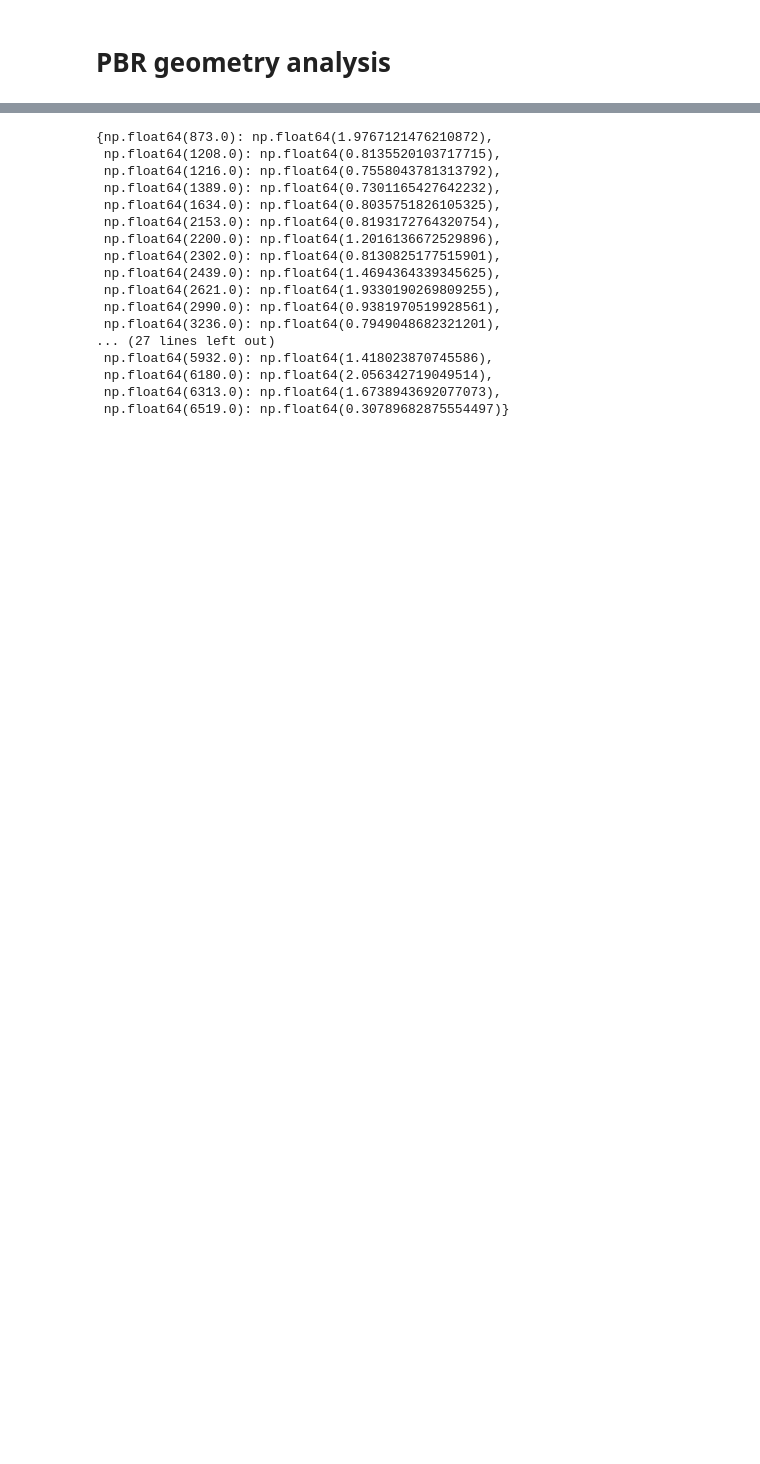
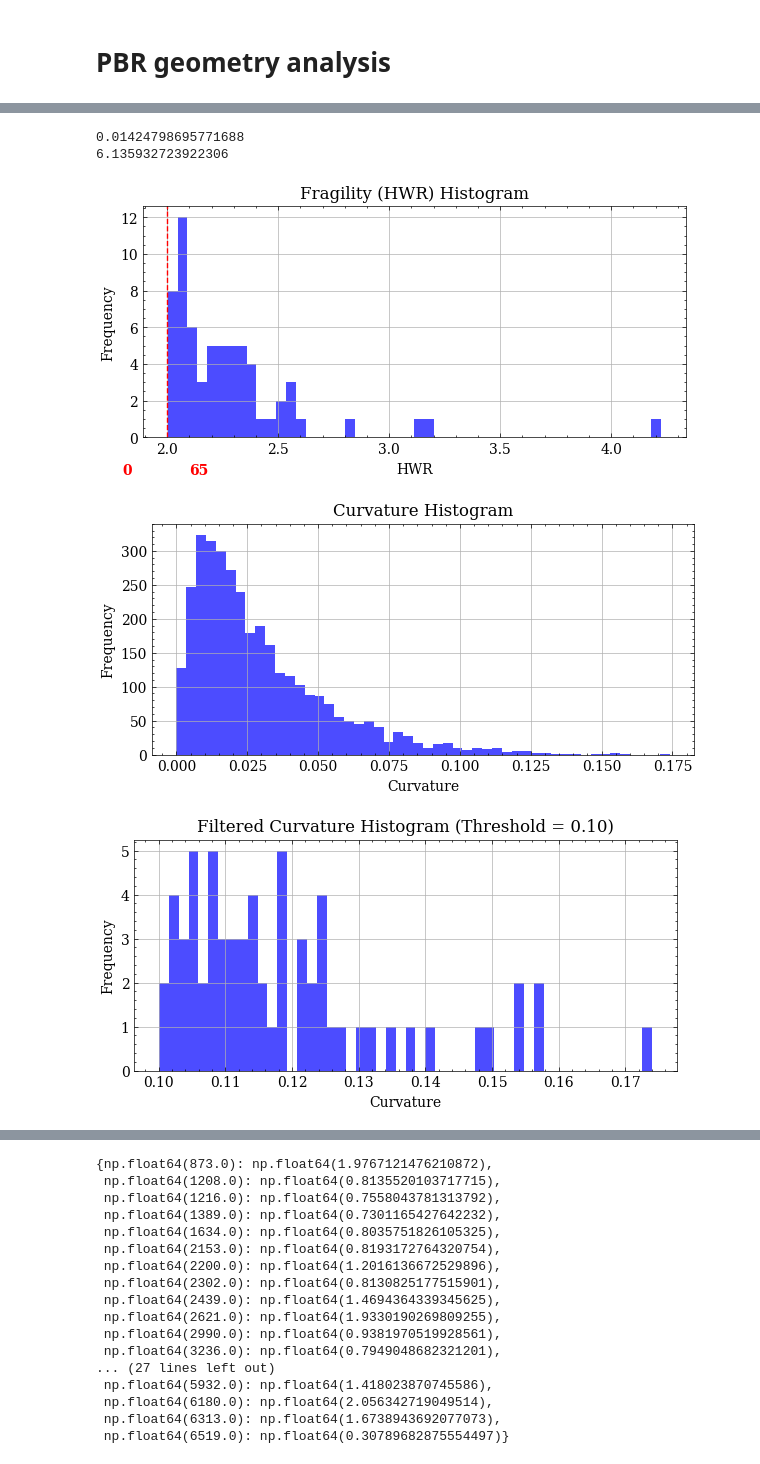
Before and after one commit to ZhiangChen/PBR_statistics, a Jupyter notebook: pbr_analysis.ipynb, the cells around one changed output, grey strips where cells are left out. Cells and saved outputs as stored; diff of their text form; code cells hidden in the pictures; blank space fills up the shorter version.

```diff
--- a/pbr_analysis.ipynb
+++ b/pbr_analysis.ipynb
@@ -422,0 +312,51 @@ plt.show()
+# %%
+curvature_dict = {}
+for semantics_id, curvature in results_curvature:
+    curvature_dict[semantics_id] = curvature
+
+hwr_dict = {}
+for semantics_id, hwr in results_hwr:
+    hwr_dict[semantics_id] = hwr
+
+print(curvature_dict[3943])
+print(hwr_dict[3943])
+# %% [output]
+0.01424798695771688
+6.135932723922306
+# %%
+# plot the combined HWR histogram
+plt.figure(figsize=(7, 3))
+plt.hist(combined_hwr, bins=50, color='blue', alpha=0.7)
+# draw a vertical line at 2
+plt.axvline(x=hwr_filter_threshold, color='red', linestyle='--', label='HWR Threshold')
+flat_hwr_N = np.sum(combined_hwr <= 2)  # Count the number of points below the threshold
+vertical_hwr_N = np.sum(combined_hwr > 2)  # Count the number of points above the threshold
+plt.text(hwr_filter_threshold-0.2, -2, f'{flat_hwr_N}', color='red', fontsize=10, fontweight='bold')
+plt.text(hwr_filter_threshold+0.1, -2, f'{vertical_hwr_N}', color='red', fontsize=10, fontweight='bold')
+plt.title('Fragility (HWR) Histogram')
+plt.xlabel('HWR')
+plt.ylabel('Frequency')
+plt.grid()
+plt.show()
+
+# plot the combined curvature histogram
+plt.figure(figsize=(7, 3))
+plt.hist(combined_curvature, bins=50, color='blue', alpha=0.7)
+plt.title('Curvature Histogram')
+plt.xlabel('Curvature')
+plt.ylabel('Frequency')
+plt.grid()
+plt.show()
+
+# plot the filtered curvature histogram
+plt.figure(figsize=(7, 3))
+plt.hist(combined_filtered_curvature, bins=50, color='blue', alpha=0.7)
+plt.title('Filtered Curvature Histogram (Threshold = {:.2f})'.format(curvature_threshold))
+plt.xlabel('Curvature')
+plt.ylabel('Frequency')
+plt.grid()
+plt.show()
+# %% [output]
+[figure, added]
+[figure, added]
+[figure, added]
```
Also changed, not shown: parts of 34 cells of this notebook, 3 other files.
